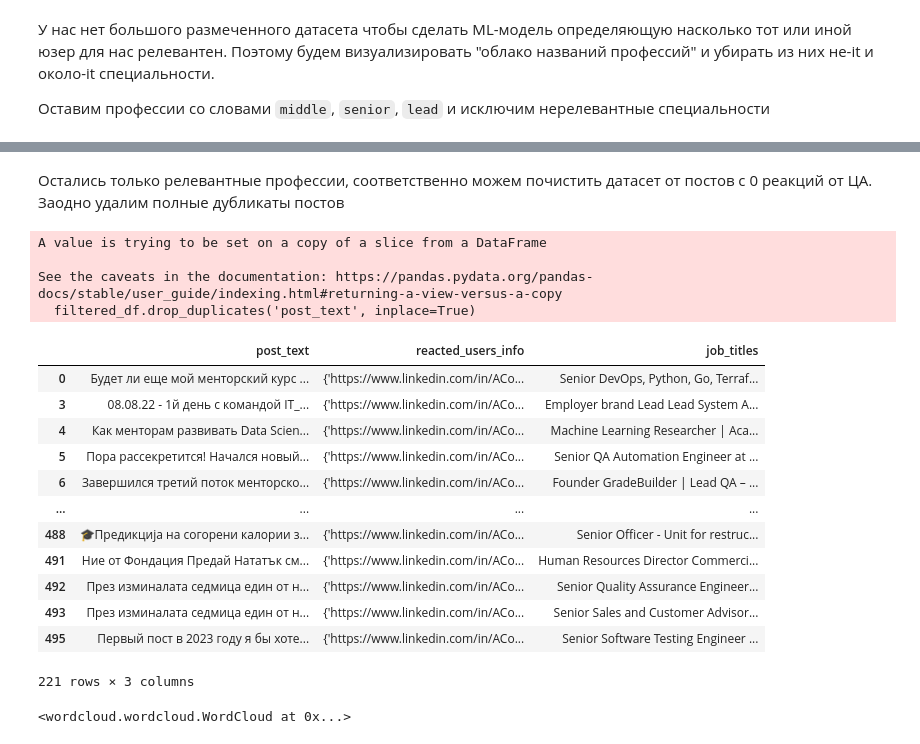
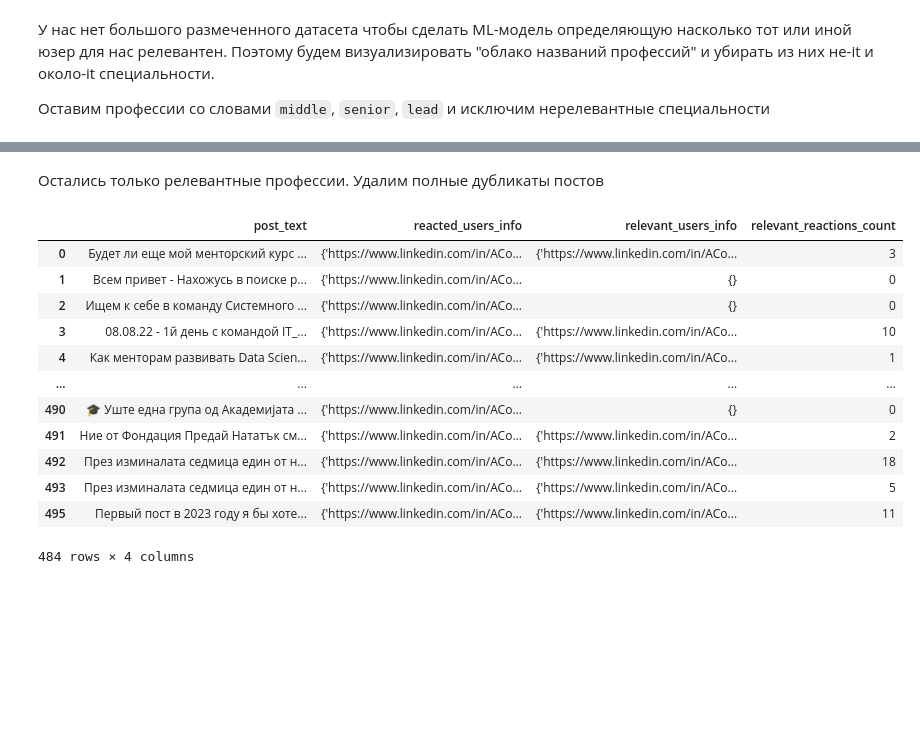
Before and after one commit to Can-t-login-to-Linkedin/YP, a Jupyter notebook: posts_data_primary_preprocessing.ipynb, the cells around one changed output, grey strips where cells are left out. Cells and saved outputs as stored; diff of their text form; code cells hidden in the pictures; blank space fills up the shorter version.

```diff
--- a/posts_data_primary_preprocessing.ipynb
+++ b/posts_data_primary_preprocessing.ipynb
@@ -108,29 +137,20 @@ df
 # %% [markdown]
-Остались только релевантные профессии, соответственно можем почистить датасет от постов с 0 реакций от ЦА. Заодно удалим полные дубликаты постов
+Остались только релевантные профессии. Удалим полные дубликаты постов
 # %%
-filtered_df = df[df['job_titles'] != '']
-filtered_df.drop_duplicates('post_text', inplace=True)
-filtered_df
+df.drop('relevant_users_jobs', axis=1, inplace=True)
+df.drop_duplicates('post_text', inplace=True)
+df
 # %% [output]
+|  | post_text | reacted_users_info | relevant_users_info | relevant_reactions_count |
+| 0 | Будет ли еще мой менторский курс ... | {'https://www.linkedin.com/in/ACo... | {'https://www.linkedin.com/in/ACo... | 3 |
+| 1 | Всем привет - Нахожусь в поиске р... | {'https://www.linkedin.com/in/ACo... | {} | 0 |
+| 2 | Ищем к себе в команду Системного ... | {'https://www.linkedin.com/in/ACo... | {} | 0 |
+| 3 | 08.08.22 - 1й день с командой IT_... | {'https://www.linkedin.com/in/ACo... | {'https://www.linkedin.com/in/ACo... | 10 |
+| 4 | Как менторам развивать Data Scien... | {'https://www.linkedin.com/in/ACo... | {'https://www.linkedin.com/in/ACo... | 1 |
+| ... | ... | ... | ... | ... |
+| 490 | 🎓 Уште една група од Академијата ... | {'https://www.linkedin.com/in/ACo... | {} | 0 |
+| 491 | Ние от Фондация Предай Нататък см... | {'https://www.linkedin.com/in/ACo... | {'https://www.linkedin.com/in/ACo... | 2 |
+| 492 | През изминалата седмица един от н... | {'https://www.linkedin.com/in/ACo... | {'https://www.linkedin.com/in/ACo... | 18 |
+| 493 | През изминалата седмица един от н... | {'https://www.linkedin.com/in/ACo... | {'https://www.linkedin.com/in/ACo... | 5 |
+| 495 | Первый пост в 2023 году я бы хоте... | {'https://www.linkedin.com/in/ACo... | {'https://www.linkedin.com/in/ACo... | 11 |
-A value is trying to be set on a copy of a slice from a DataFrame
-
-See the caveats in the documentation: https://pandas.pydata.org/pandas-docs/stable/user_guide/indexing.html#returning-a-view-versus-a-copy
-  filtered_df.drop_duplicates('post_text', inplace=True)
+484 rows × 4 columns
-|  | post_text | reacted_users_info | job_titles |
-| 0 | Будет ли еще мой менторский курс ... | {'https://www.linkedin.com/in/ACo... | Senior DevOps, Python, Go, Terraf... |
-| 3 | 08.08.22 - 1й день с командой IT_... | {'https://www.linkedin.com/in/ACo... | Employer brand Lead Lead System A... |
-| 4 | Как менторам развивать Data Scien... | {'https://www.linkedin.com/in/ACo... | Machine Learning Researcher | Aca... |
-| 5 | Пора рассекретится! Начался новый... | {'https://www.linkedin.com/in/ACo... | Senior QA Automation Engineer at ... |
-| 6 | Завершился третий поток менторско... | {'https://www.linkedin.com/in/ACo... | Founder GradeBuilder | Lead QA – ... |
-| ... | ... | ... | ... |
-| 488 | 🎓Предикција на согорени калории з... | {'https://www.linkedin.com/in/ACo... | Senior Officer - Unit for restruc... |
-| 491 | Ние от Фондация Предай Нататък см... | {'https://www.linkedin.com/in/ACo... | Human Resources Director Commerci... |
-| 492 | През изминалата седмица един от н... | {'https://www.linkedin.com/in/ACo... | Senior Quality Assurance Engineer... |
-| 493 | През изминалата седмица един от н... | {'https://www.linkedin.com/in/ACo... | Senior Sales and Customer Advisor... |
-| 495 | Первый пост в 2023 году я бы хоте... | {'https://www.linkedin.com/in/ACo... | Senior Software Testing Engineer ... |
-221 rows × 3 columns
-# %%
-wc = WordCloud(background_color="white", font_path="./arial.ttf", width=1600, height=800, max_words=1000)
-wc.generate(' '.join(filtered_df.job_titles))
-# %% [output]
-<wordcloud.wordcloud.WordCloud at 0x...>
```
Also changed, not shown: parts of 8 cells of this notebook, 1 other file.
